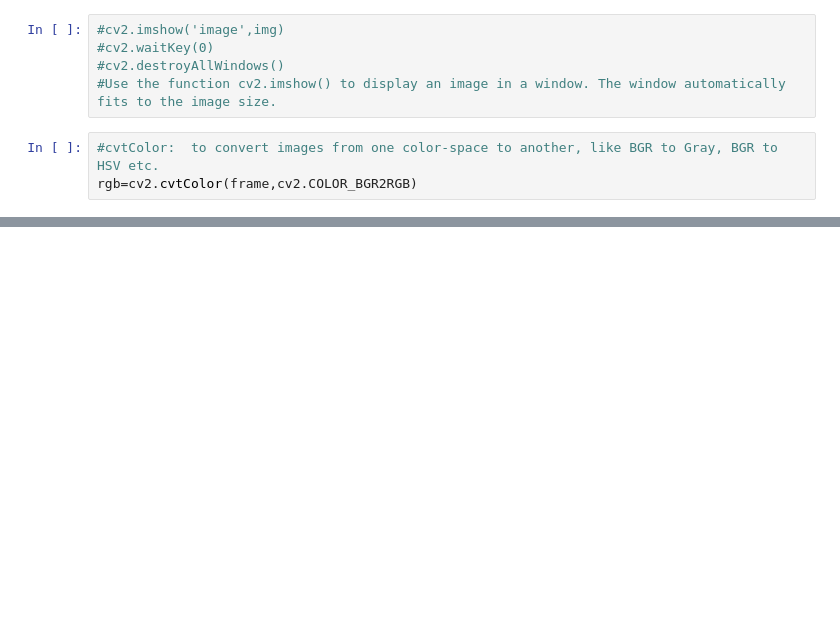
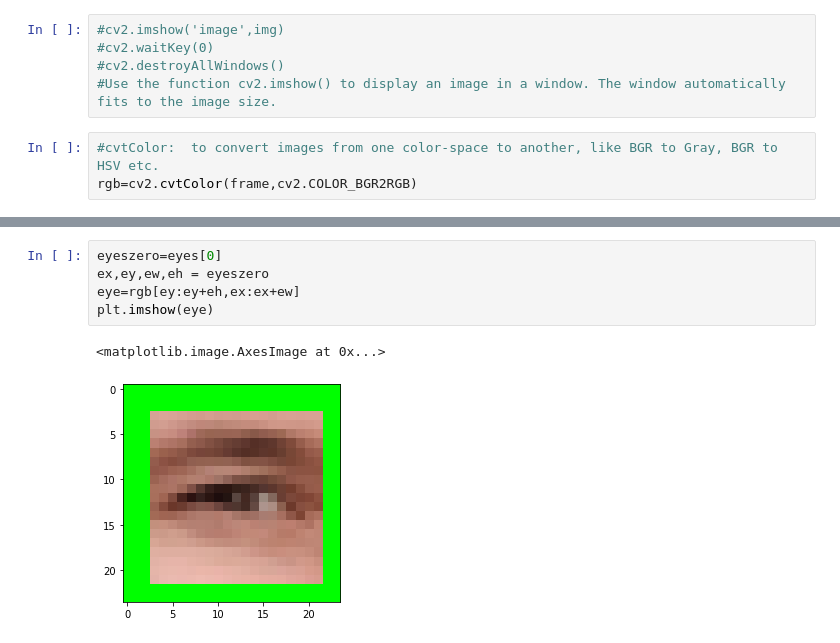
Before and after one commit to Assertor1290/ML-Target-15, a Jupyter notebook: Day_2/OpenCV first.ipynb, the cells around one changed output, grey strips where cells are left out. Drawn from its saved outputs; the diff is of its cells as text; blank space fills up the shorter version.

```diff
--- a/Day_2/OpenCV first.ipynb
+++ b/Day_2/OpenCV first.ipynb
@@ -46,0 +87,8 @@ plt.imshow(rgb)
+# %%
+eyeszero=eyes[0]
+ex,ey,ew,eh = eyeszero
+eye=rgb[ey:ey+eh,ex:ex+ew]
+plt.imshow(eye)
+# %% [output]
+<matplotlib.image.AxesImage at 0x...>
+[figure, added]
```
Also changed, not shown: parts of 15 cells of this notebook, 3 other files.
